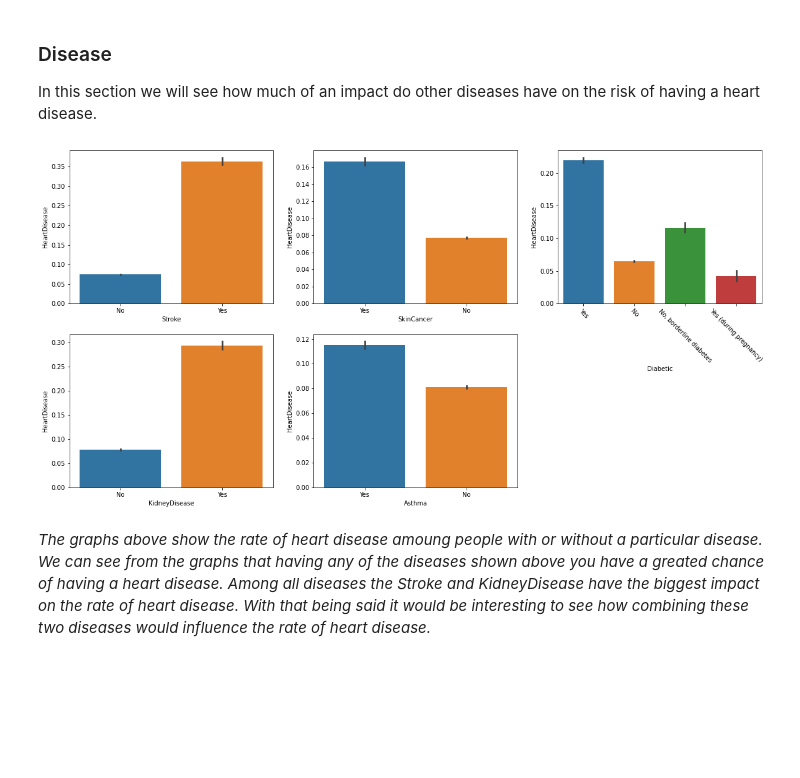
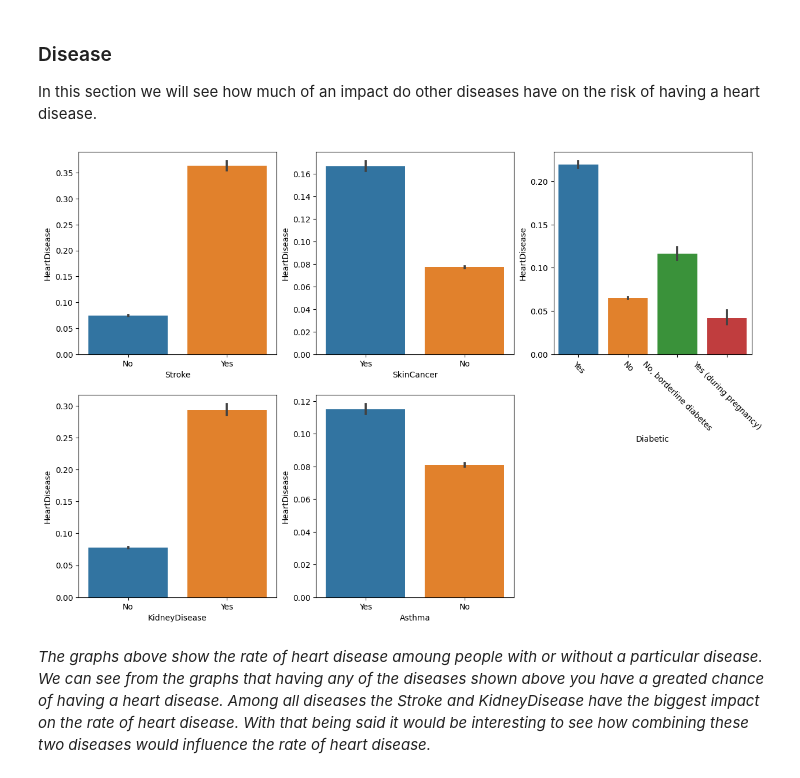
Before and after one commit to VedranSelak/heart-disease-prediction, a Jupyter notebook: heart_disease_final.ipynb, the cells around one changed output. Cells and saved outputs as stored; diff of their text form; code cells hidden in the pictures; blank space fills up the shorter version.

```diff
--- a/heart_disease_final.ipynb
+++ b/heart_disease_final.ipynb
@@ -274,16 +275,16 @@ Processed data:
 ### Disease
 In this section we will see how much of an impact do other diseases have on the risk of having a heart disease.
 # %%
-fig, axs = plt.subplots(nrows=2, ncols=3, figsize=(20, 10))
+fig, axs = plt.subplots(nrows=2, ncols=3, figsize=(15, 10))
 sns.barplot(x='Stroke', y='HeartDisease', data=data, ax=axs[0, 0])
 sns.barplot(x='SkinCancer', y='HeartDisease', data=data, ax=axs[0, 1])
 diabeticChart = sns.barplot(x='Diabetic', y='HeartDisease', data=data, ax=axs[0, 2])
 diabeticChart.set_xticklabels(diabeticChart.get_xticklabels(), rotation=-45)
 sns.barplot(x='KidneyDisease', y='HeartDisease', data=data, ax=axs[1, 0])
 sns.barplot(x='Asthma', y='HeartDisease', data=data, ax=axs[1, 1])
 fig.delaxes(axs[1][2])
 # %% [output]
-[figure, old version]
+[figure, new version]
 # %% [markdown]
 *The graphs above show the rate of heart disease amoung people with or without a particular disease. We can see from the graphs that having any of the diseases shown above you have a greated chance of having a heart disease. Among all diseases the Stroke and KidneyDisease have the biggest impact on the rate of heart disease. With that being said it would be interesting to see how combining these two diseases would influence the rate of heart disease.*
 # %%
```
Also changed, not shown: parts of 21 cells of this notebook.
